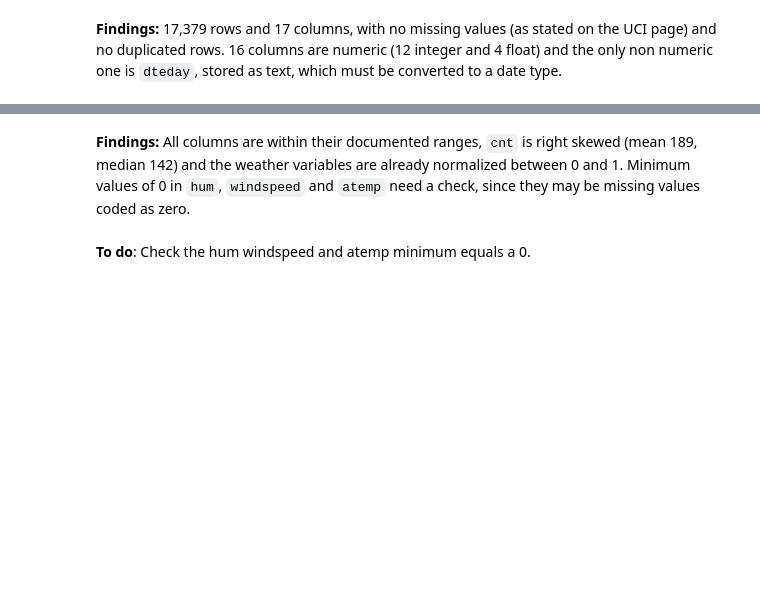
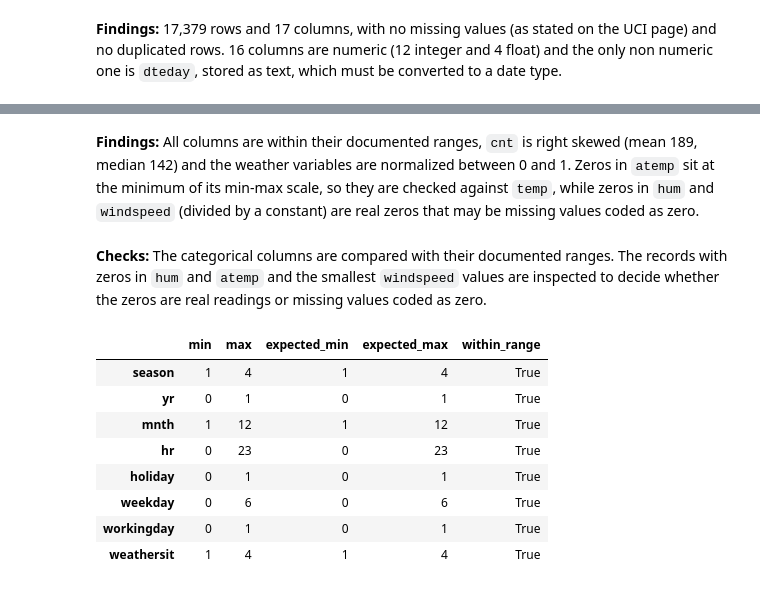
Before and after one commit to Hallason823/MachineLearning-2026.2, a Jupyter notebook: notebooks/01_regression.ipynb, the cells around one changed output, grey strips where cells are left out. Saved outputs shown, nothing was run; the diff lists cells and outputs as text; code cells hidden in the pictures; blank space fills up the shorter version.

```diff
--- a/notebooks/01_regression.ipynb
+++ b/notebooks/01_regression.ipynb
@@ -201,7 +225,26 @@ df_raw.describe().T
 | registered | 17379.0 | 153.786869 | 151.357286 | 0.00 | 34.0000 | 115.0000 | 220.0000 | 886.0000 |
 | cnt | 17379.0 | 189.463088 | 181.387599 | 1.00 | 40.0000 | 142.0000 | 281.0000 | 977.0000 |
 # %% [markdown]
-**Findings:** All columns are within their documented ranges, `cnt` is right skewed (mean 189, median 142) and the weather variables are already normalized between 0 and 1.
-Minimum values of 0 in `hum`, `windspeed` and `atemp` need a check, since they may be missing values coded as zero.
+**Findings:** All columns are within their documented ranges, `cnt` is right skewed (mean 189, median 142) and the weather variables are normalized between 0 and 1. Zeros in `atemp` sit at the minimum of its min-max scale, so they are checked against `temp`, while zeros in `hum` and `windspeed` (divided by a constant) are real zeros that may be missing values coded as zero.
 # %% [markdown]
-**To do**: Check the hum windspeed and atemp minimum equals a 0.
+**Checks:** The categorical columns are compared with their documented ranges. The records with zeros in `hum` and `atemp` and the smallest `windspeed` values are inspected to decide whether the zeros are real readings or missing values coded as zero.
+# %%
+# Compares the observed minimum and maximum of each column with its documented range
+def check_ranges(df, ranges):
+    observed = df[list(ranges)].agg(["min", "max"]).T
+    observed[["expected_min", "expected_max"]] = list(ranges.values())
+    observed["within_range"] = (observed["min"] >= observed["expected_min"]) & (observed["max"] <= observed["expected_max"])
+    return observed
+# %%
+# Check ranges for categorical variables
+check_ranges(df_raw, CATEGORICAL_RANGES)
+# %% [output]
+|  | min | max | expected_min | expected_max | within_range |
+| season | 1 | 4 | 1 | 4 | True |
+| yr | 0 | 1 | 0 | 1 | True |
+| mnth | 1 | 12 | 1 | 12 | True |
+| hr | 0 | 23 | 0 | 23 | True |
+| holiday | 0 | 1 | 0 | 1 | True |
+| weekday | 0 | 6 | 0 | 6 | True |
+| workingday | 0 | 1 | 0 | 1 | True |
+| weathersit | 1 | 4 | 1 | 4 | True |
```
Also changed, not shown: parts of 15 cells of this notebook.
